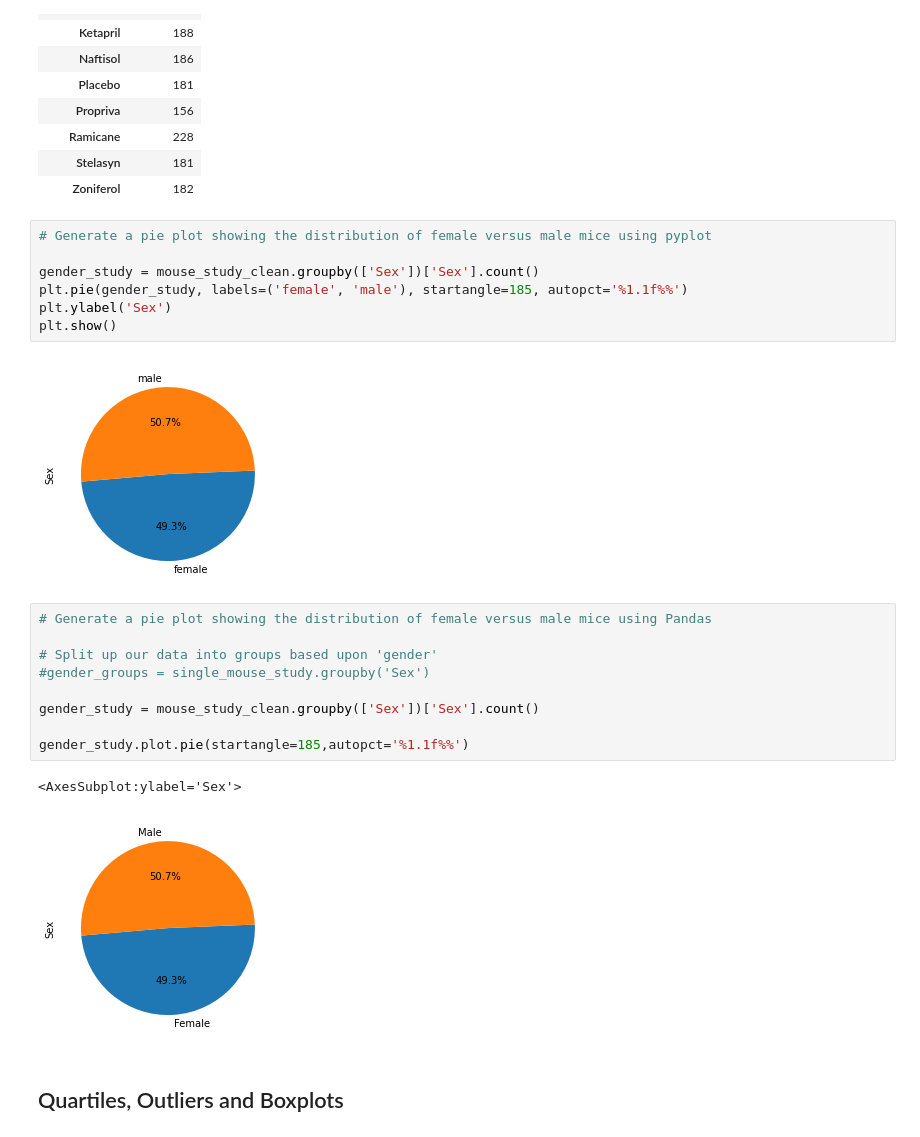
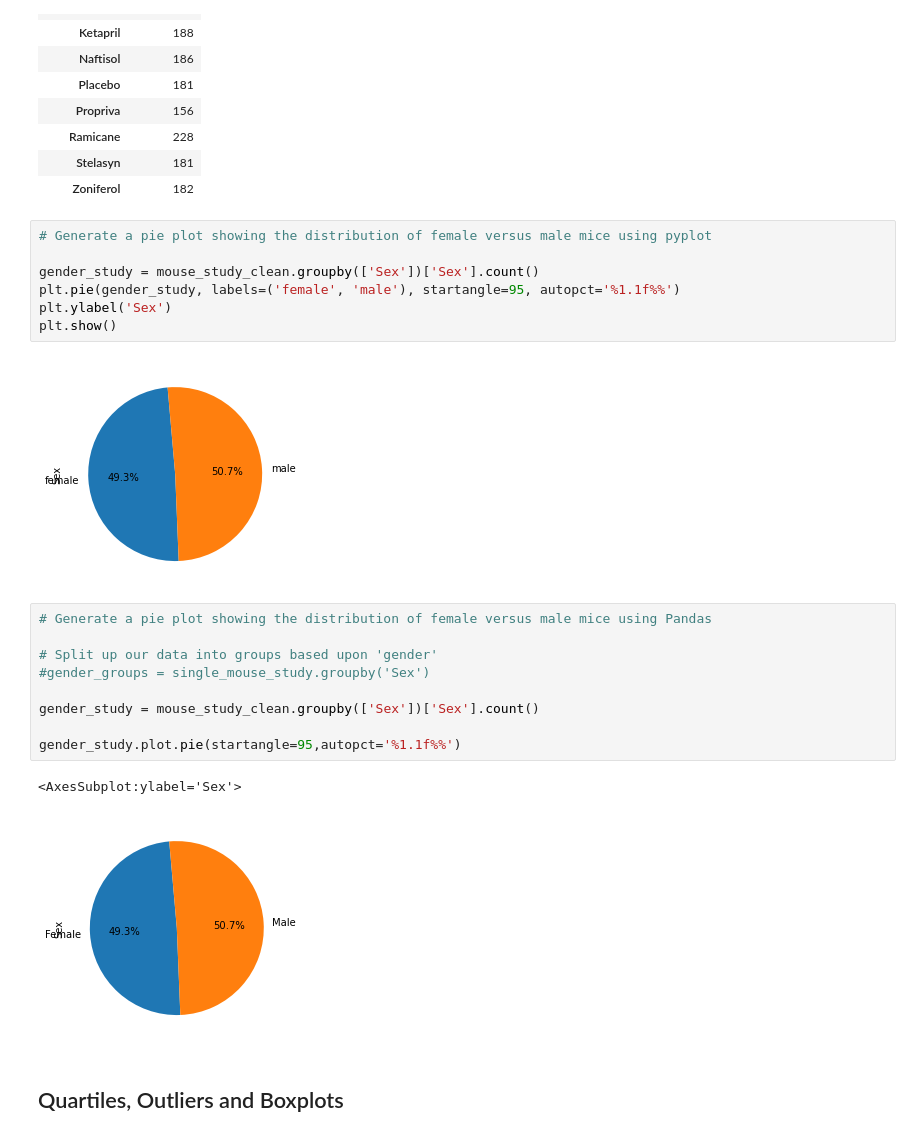
Before and after one commit to norojordan/Mathplotlib-HW, a Jupyter notebook: pymaceuticals_starter.ipynb, the cells around one changed output. Cells and saved outputs as stored; diff of their text form.

```diff
--- a/pymaceuticals_starter.ipynb
+++ b/pymaceuticals_starter.ipynb
@@ -194,12 +194,12 @@ drug_study_one
 # %%
 # Generate a pie plot showing the distribution of female versus male mice using pyplot
 
 gender_study = mouse_study_clean.groupby(['Sex'])['Sex'].count()
-plt.pie(gender_study, labels=('female', 'male'), startangle=185, autopct='%1.1f%%')
+plt.pie(gender_study, labels=('female', 'male'), startangle=95, autopct='%1.1f%%')
 plt.ylabel('Sex')
 plt.show()
 # %% [output]
-[figure, old version]
+[figure, new version]
 # %%
 # Generate a pie plot showing the distribution of female versus male mice using Pandas
 
@@ -208,10 +208,10 @@ plt.show()
 
 gender_study = mouse_study_clean.groupby(['Sex'])['Sex'].count()
 
-gender_study.plot.pie(startangle=185,autopct='%1.1f%%')
+gender_study.plot.pie(startangle=95,autopct='%1.1f%%')
 # %% [output]
 <AxesSubplot:ylabel='Sex'>
-[figure, old version]
+[figure, new version]
 # %% [markdown]
 ## Quartiles, Outliers and Boxplots
 # %%
```
Also changed, not shown: parts of 6 cells of this notebook.
